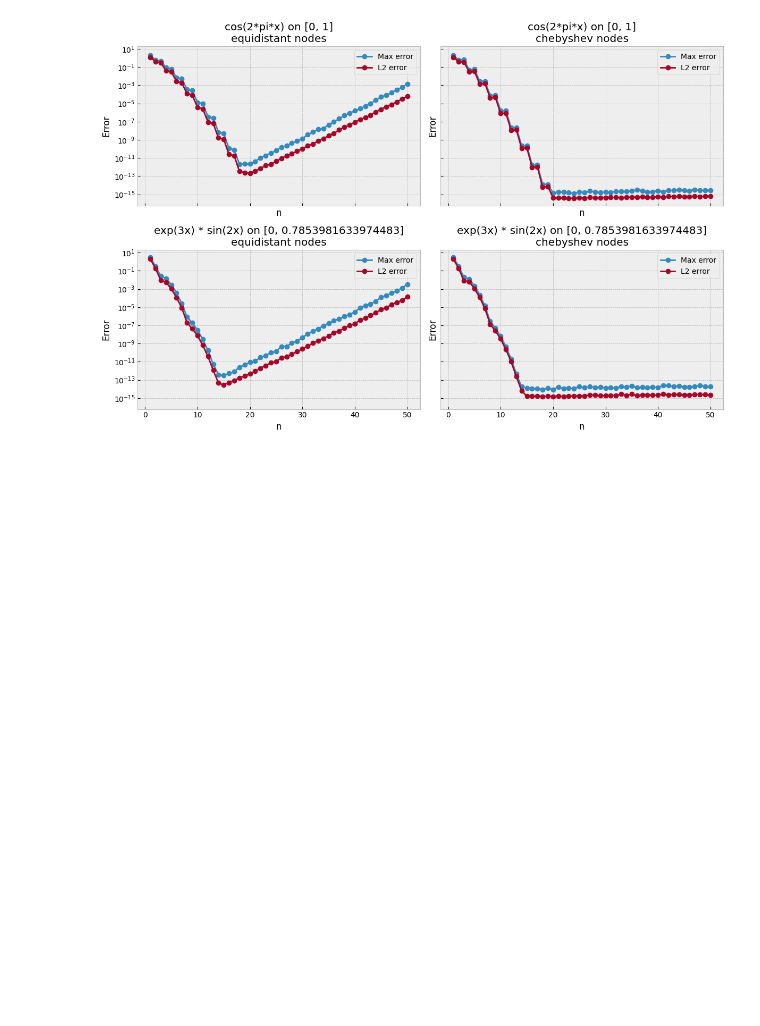
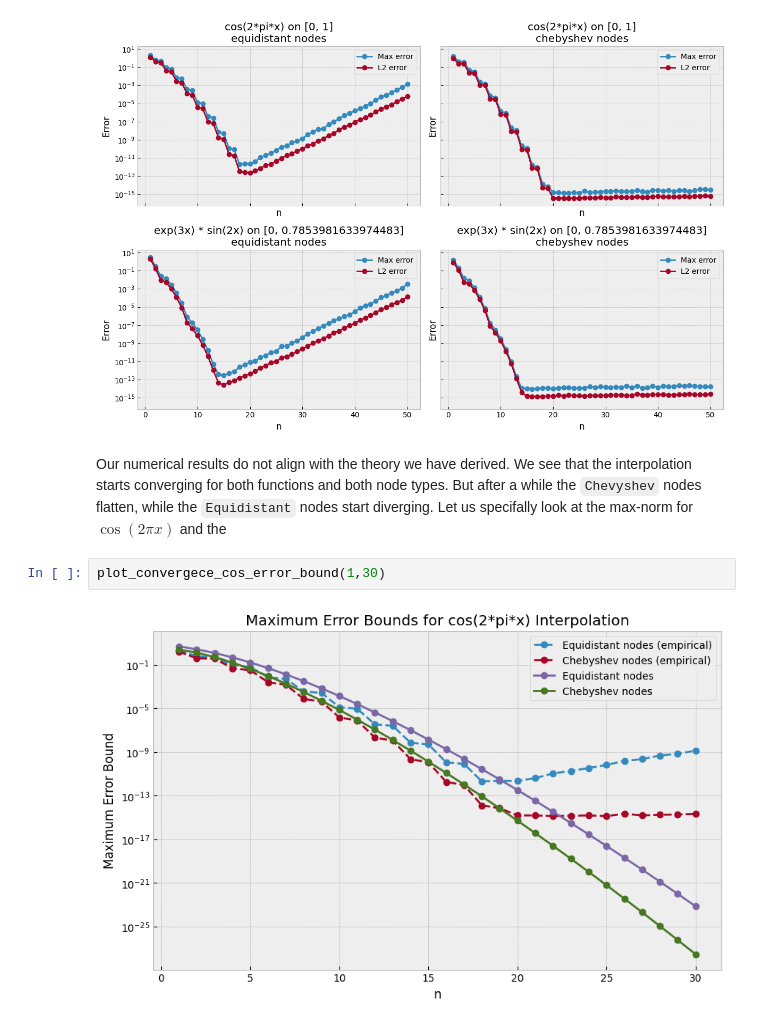
Before and after one commit to Akaada/TMA4215_NumericalMathematics_project1, a Jupyter notebook: taskb_ny.ipynb, the cells around one changed output. Cells and saved outputs as stored; diff of their text form; blank space fills up the shorter version.

```diff
--- a/taskb_ny.ipynb
+++ b/taskb_ny.ipynb
@@ -4,3 +63,10 @@ from lagrange import *
 plot_convergence([(f_cos, 0, 1),(f_expsin, 0, np.pi/4)], 1, 50)
 # %% [output]
 [figure]
+# %% [markdown]
+Our numerical results do not align with the theory we have derived. We see that the interpolation starts converging for both functions and both node types. But after a while the `Chevyshev` nodes flatten, while the `Equidistant` nodes start diverging.
+Let us specifally look at the max-norm for $\cos(2\pi x)$ and the
+# %%
+plot_convergece_cos_error_bound(1,30)
+# %% [output]
+[figure, added]
```
Also changed, not shown: parts of 1 cell of this notebook, 5 other files.
